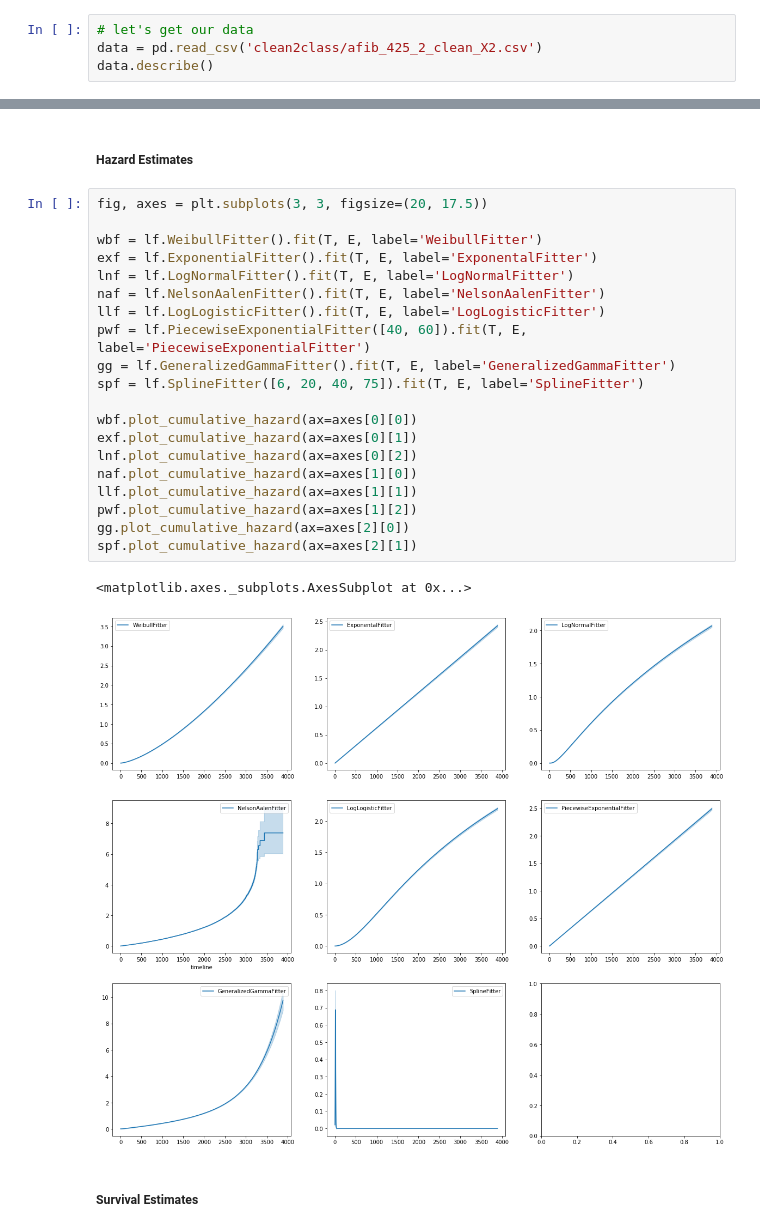
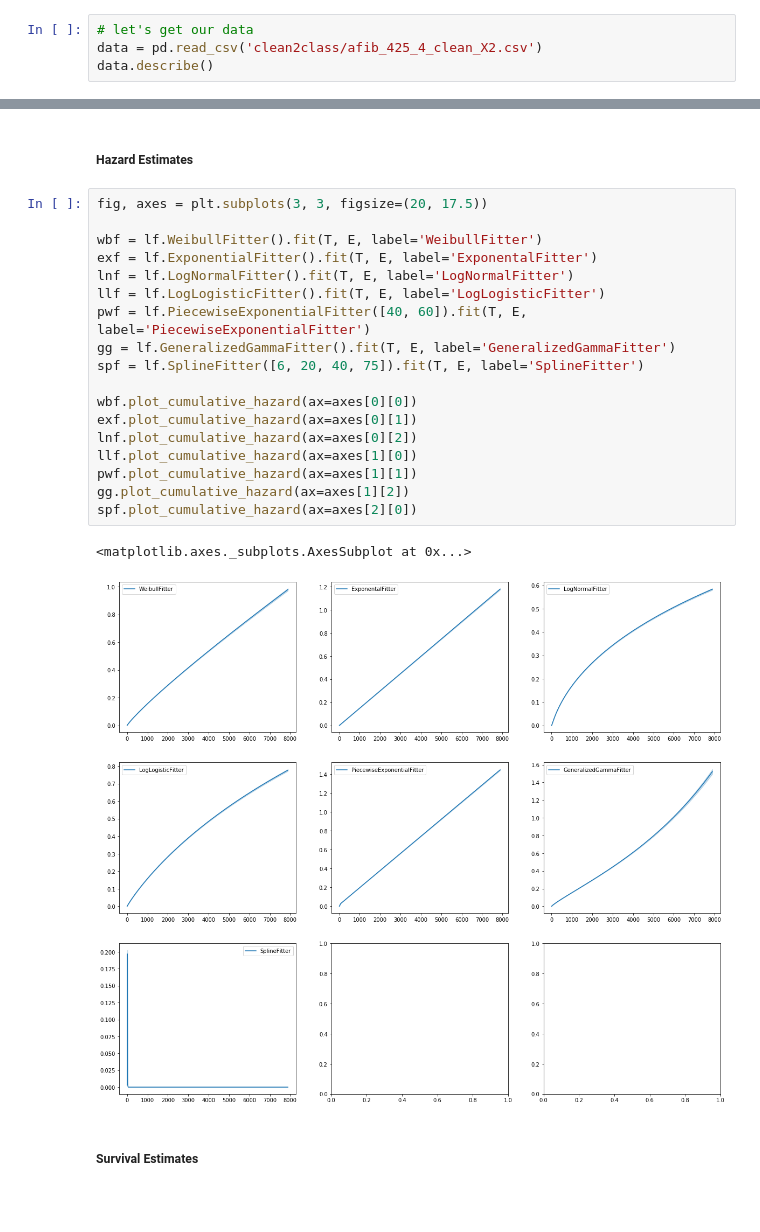
Before and after one commit to wilson-diaz/HCUP-Survival, a Jupyter notebook: SurvivalModels2Class.ipynb, the cells around one changed output, grey strips where cells are left out. Saved outputs shown, nothing was run; the diff lists cells and outputs as text; blank space fills up the shorter version.

```diff
--- a/SurvivalModels2Class.ipynb
+++ b/SurvivalModels2Class.ipynb
@@ -6,6 +6,6 @@ import lifelines as lf
 import sklearn as sk
 # %%
 # let's get our data
-data = pd.read_csv('clean2class/afib_425_2_clean_X2.csv')
+data = pd.read_csv('clean2class/afib_425_4_clean_X2.csv')
 data.describe()
 # %% [output]
@@ -27,26 +65,24 @@ T, E = data['duration'], data['event']
 # %%
 fig, axes = plt.subplots(3, 3, figsize=(20, 17.5))
 
 wbf = lf.WeibullFitter().fit(T, E, label='WeibullFitter')
 exf = lf.ExponentialFitter().fit(T, E, label='ExponentalFitter')
 lnf = lf.LogNormalFitter().fit(T, E, label='LogNormalFitter')
-naf = lf.NelsonAalenFitter().fit(T, E, label='NelsonAalenFitter')
 llf = lf.LogLogisticFitter().fit(T, E, label='LogLogisticFitter')
 pwf = lf.PiecewiseExponentialFitter([40, 60]).fit(T, E, label='PiecewiseExponentialFitter')
 gg = lf.GeneralizedGammaFitter().fit(T, E, label='GeneralizedGammaFitter')
 spf = lf.SplineFitter([6, 20, 40, 75]).fit(T, E, label='SplineFitter')
 
 wbf.plot_cumulative_hazard(ax=axes[0][0])
 exf.plot_cumulative_hazard(ax=axes[0][1])
 lnf.plot_cumulative_hazard(ax=axes[0][2])
-naf.plot_cumulative_hazard(ax=axes[1][0])
-llf.plot_cumulative_hazard(ax=axes[1][1])
-pwf.plot_cumulative_hazard(ax=axes[1][2])
-gg.plot_cumulative_hazard(ax=axes[2][0])
-spf.plot_cumulative_hazard(ax=axes[2][1])
+llf.plot_cumulative_hazard(ax=axes[1][0])
+pwf.plot_cumulative_hazard(ax=axes[1][1])
+gg.plot_cumulative_hazard(ax=axes[1][2])
+spf.plot_cumulative_hazard(ax=axes[2][0])
 # %% [output]
 <matplotlib.axes._subplots.AxesSubplot at 0x...>
-[figure, old version]
+[figure, new version]
 # %% [markdown]
 ##### Survival Estimates
 # %%
```
Also changed, not shown: parts of 21 cells of this notebook, 1 other file.
